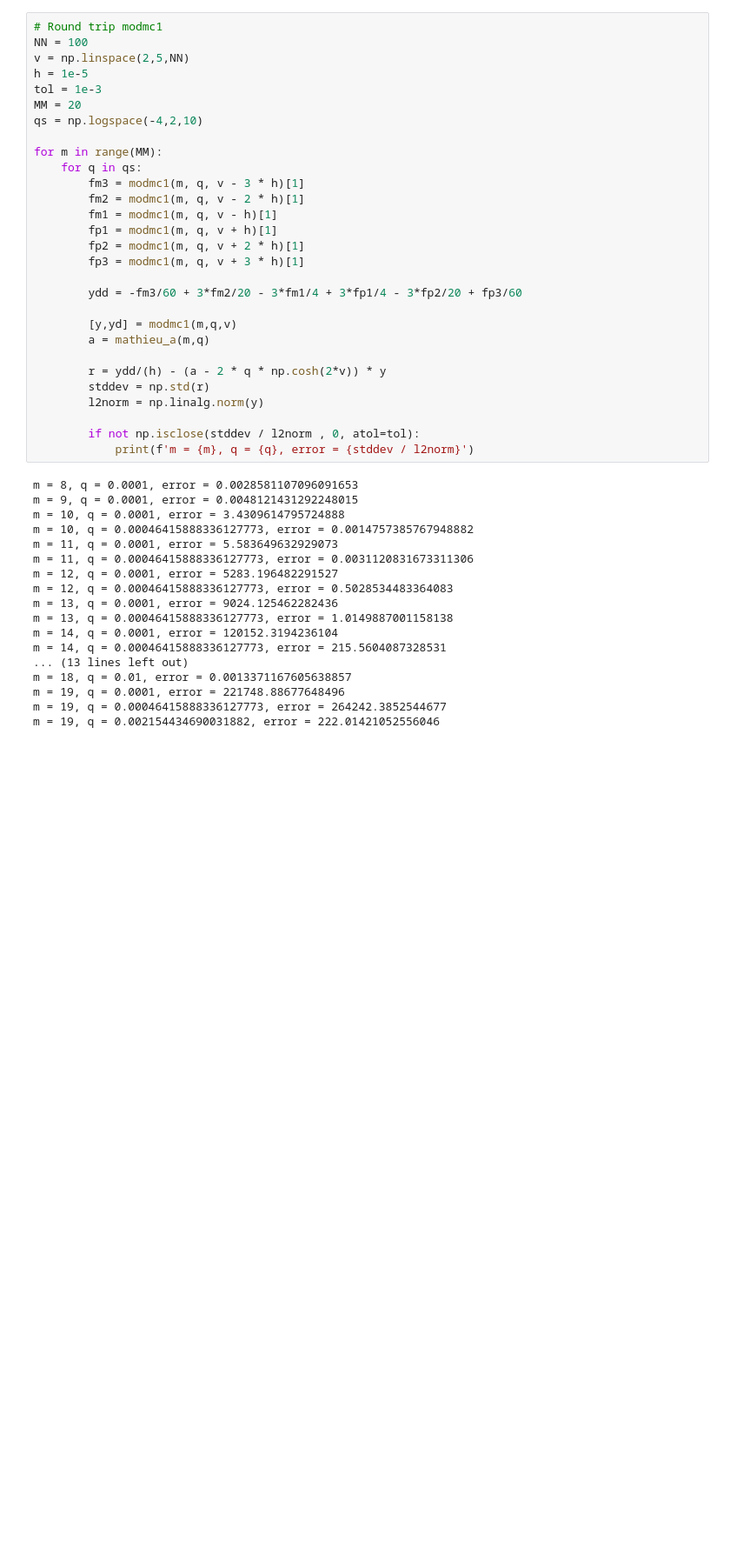
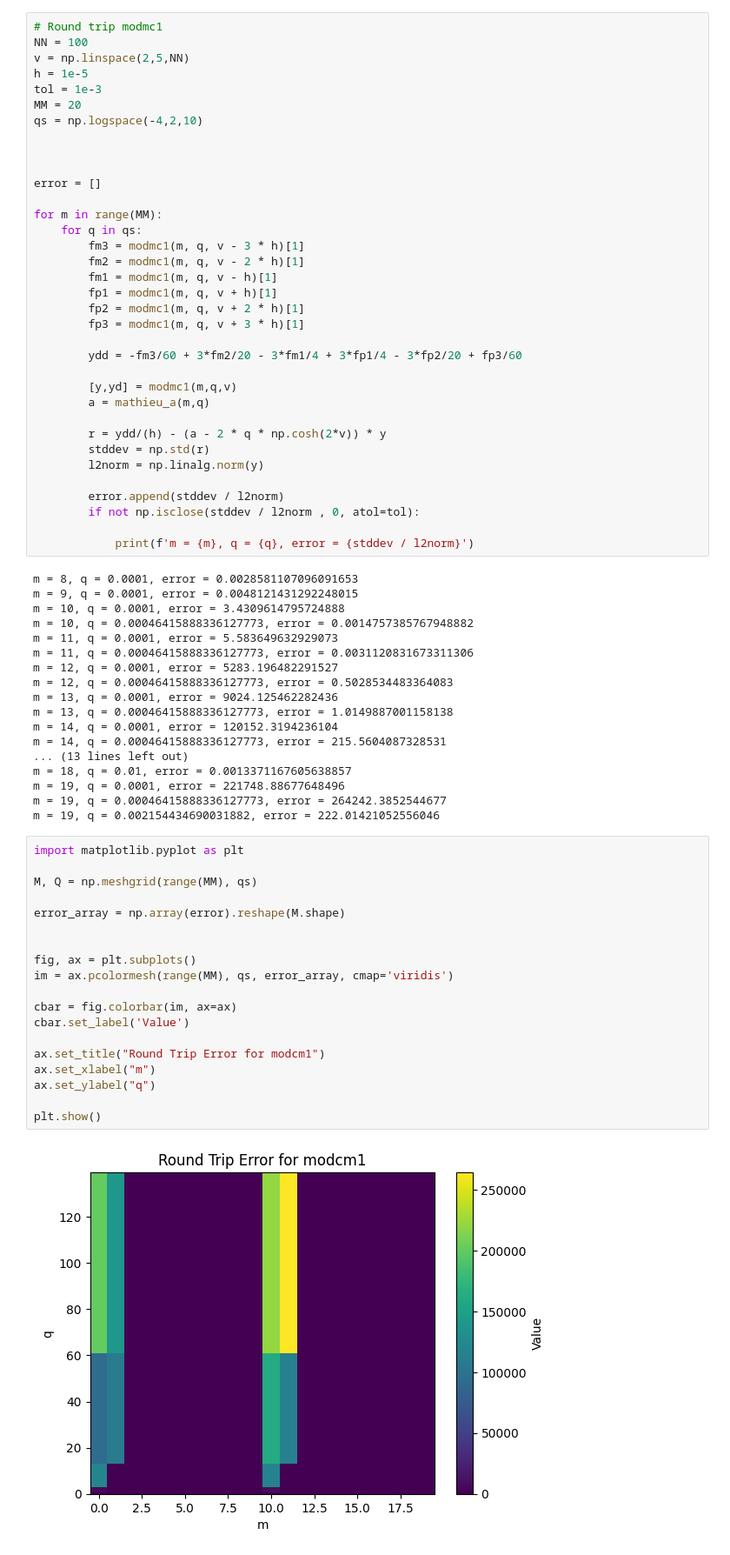
Before and after one commit to brorson/ScipyMathieuTesting, a Jupyter notebook: round_trip_modfuncs.ipynb, the cells around one changed output. Shown: that part at 87% size. Drawn from its saved outputs; the diff is of its cells as text; blank space fills up the shorter version.

Commit message:
added heat map to round trip test

```diff
--- a/round_trip_modfuncs.ipynb
+++ b/round_trip_modfuncs.ipynb
@@ -25,6 +25,10 @@ h = 1e-5
 tol = 1e-3
 MM = 20
 qs = np.logspace(-4,2,10)
+
+
+
+error = []
 
 for m in range(MM):
     for q in qs:
@@ -44,7 +48,9 @@ for m in range(MM):
         stddev = np.std(r)
         l2norm = np.linalg.norm(y)
 
+        error.append(stddev / l2norm)
         if not np.isclose(stddev / l2norm , 0, atol=tol):
+
             print(f'm = {m}, q = {q}, error = {stddev / l2norm}')
 # %% [output]
 m = 8, q = 0.0001, error = 0.0028581107096091653
@@ -64,6 +70,27 @@ m = 18, q = 0.01, error = 0.0013371167605638857
 m = 19, q = 0.0001, error = 221748.88677648496
 m = 19, q = 0.00046415888336127773, error = 264242.3852544677
 m = 19, q = 0.002154434690031882, error = 222.01421052556046
+# %%
+import matplotlib.pyplot as plt
+
+M, Q = np.meshgrid(range(MM), qs)
+
+error_array = np.array(error).reshape(M.shape)
+
+
+fig, ax = plt.subplots()
+im = ax.pcolormesh(range(MM), qs, error_array, cmap='viridis')
+
+cbar = fig.colorbar(im, ax=ax)
+cbar.set_label('Value')
+
+ax.set_title("Round Trip Error for modcm1")
+ax.set_xlabel("m")
+ax.set_ylabel("q")
+
+plt.show()
+# %% [output]
+[figure, added]
 # %%
 # Round trip modmc2
 
```
Also changed, not shown: parts of 6 cells of this notebook.
